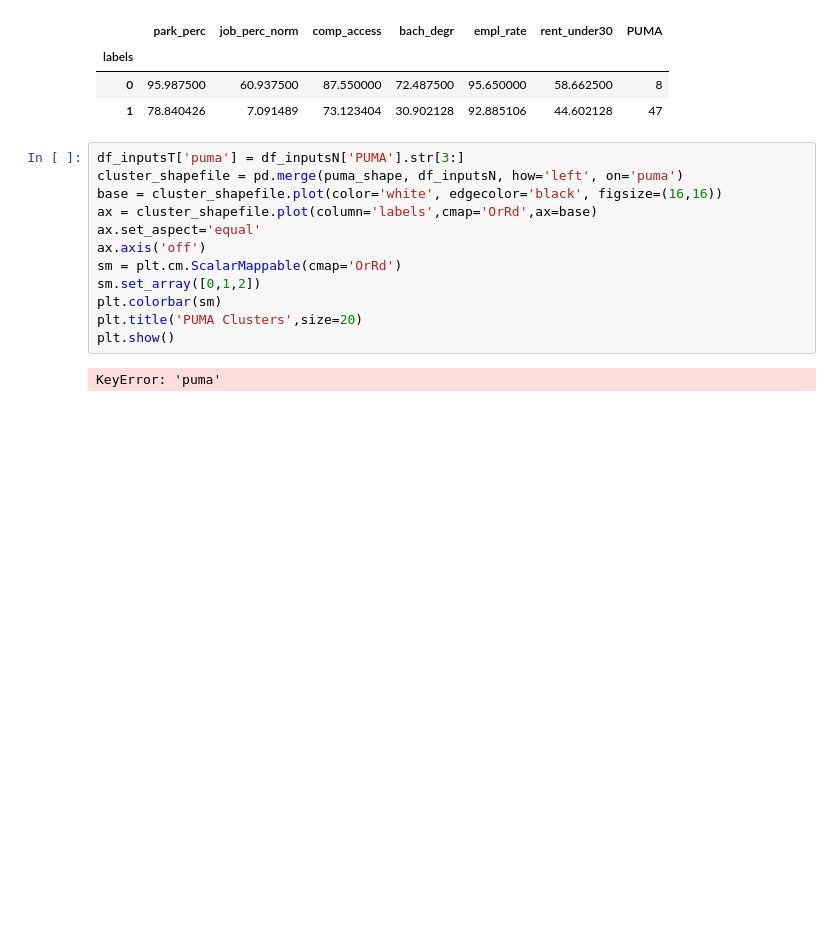
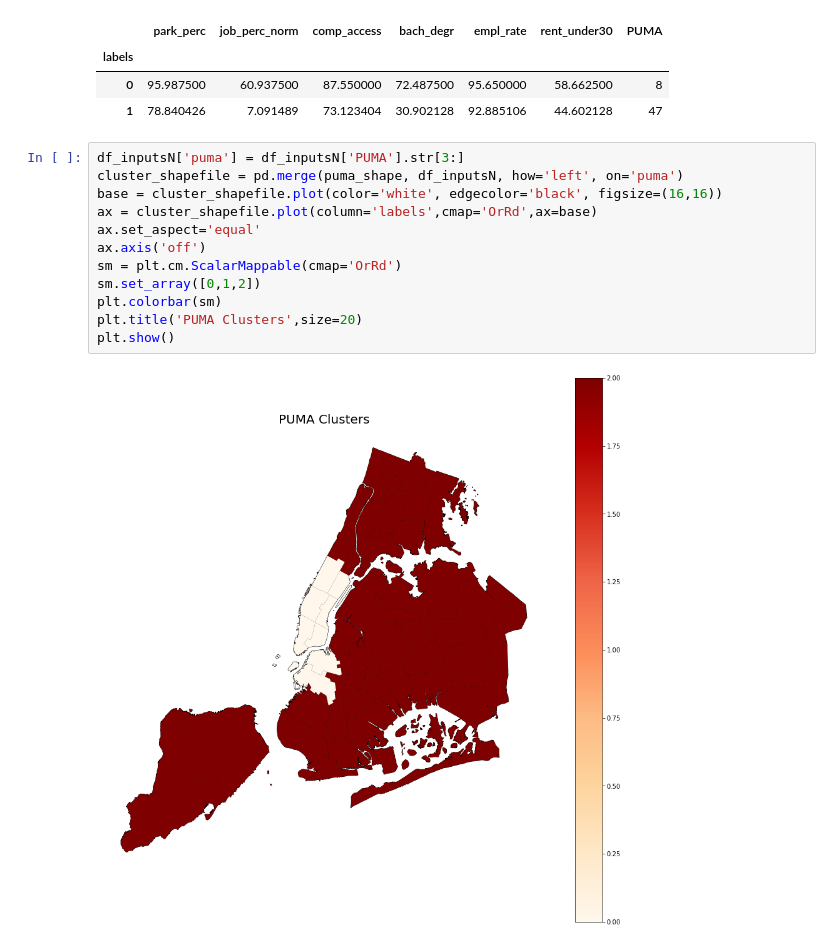
Before and after one commit to mike-carper/NYC-Neighborhood-Clustering, a Jupyter notebook: notebooks/NYC_neighborhood_clustering_PUMAs.ipynb, the cells around one changed output. Saved outputs shown, nothing was run; the diff lists cells and outputs as text; blank space fills up the shorter version.

```diff
--- a/notebooks/NYC_neighborhood_clustering_PUMAs.ipynb
+++ b/notebooks/NYC_neighborhood_clustering_PUMAs.ipynb
@@ -557,16 +557,16 @@ cluster_sumN.head()
 | 0 | 95.987500 | 60.937500 | 87.550000 | 72.487500 | 95.650000 | 58.662500 | 8 |
 | 1 | 78.840426 | 7.091489 | 73.123404 | 30.902128 | 92.885106 | 44.602128 | 47 |
 # %%
-df_inputsT['puma'] = df_inputsN['PUMA'].str[3:]
+df_inputsN['puma'] = df_inputsN['PUMA'].str[3:]
 cluster_shapefile = pd.merge(puma_shape, df_inputsN, how='left', on='puma')
 base = cluster_shapefile.plot(color='white', edgecolor='black', figsize=(16,16))
 ax = cluster_shapefile.plot(column='labels',cmap='OrRd',ax=base)
 ax.set_aspect='equal'
 ax.axis('off')
 sm = plt.cm.ScalarMappable(cmap='OrRd')
 sm.set_array([0,1,2])
 plt.colorbar(sm)
 plt.title('PUMA Clusters',size=20)
 plt.show()
 # %% [output]
-KeyError: 'puma'
+[figure, added]
```
